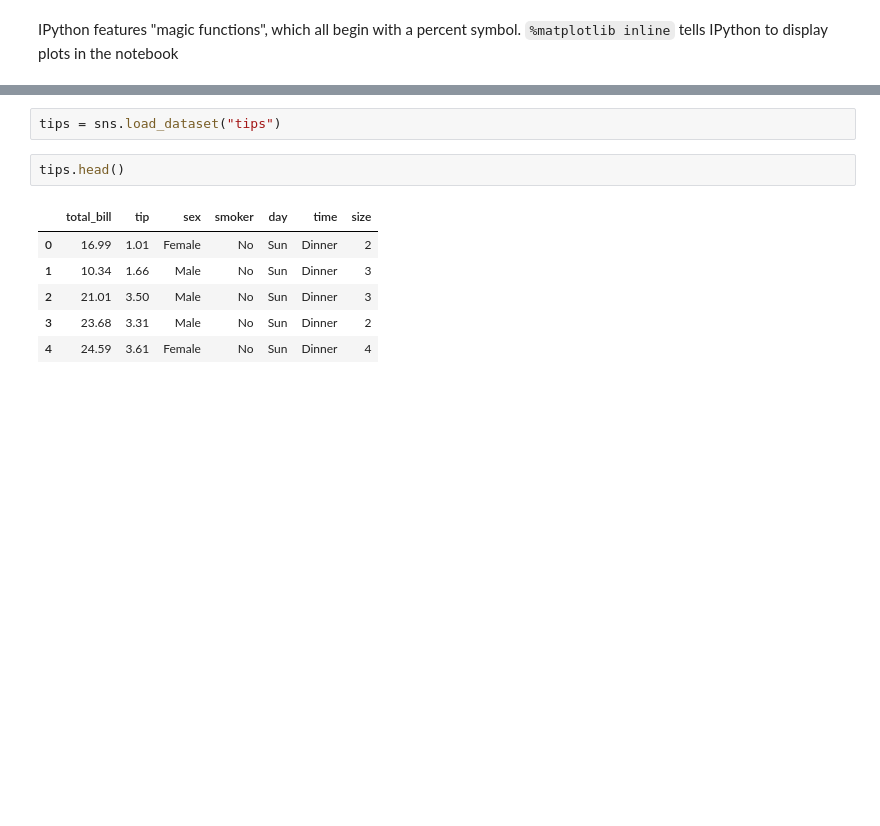
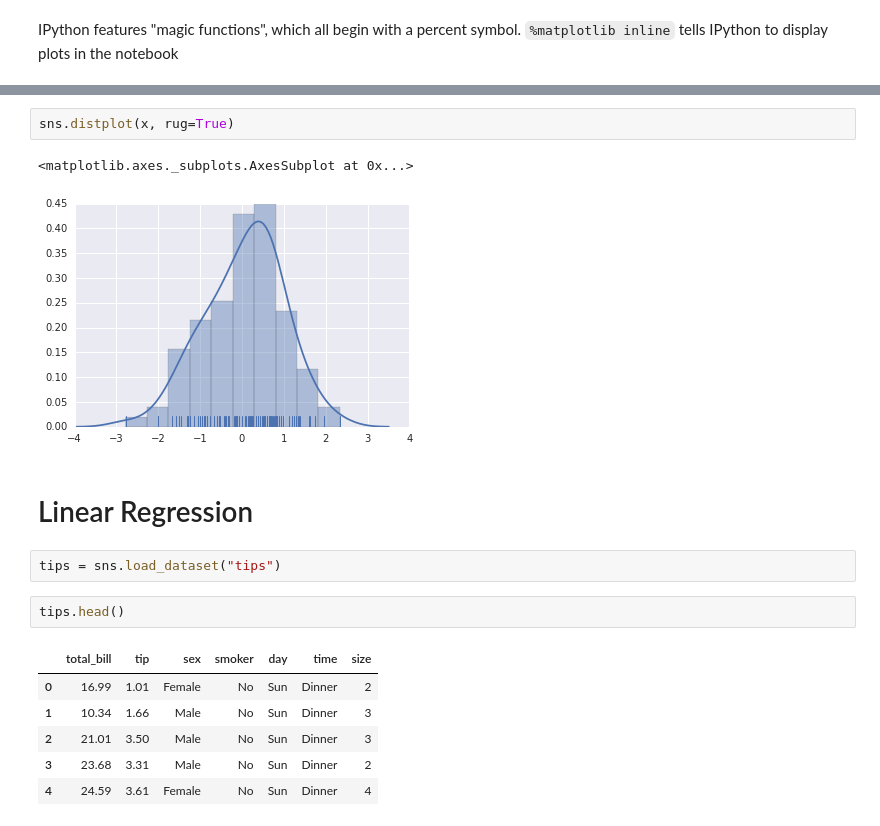
Before and after one commit to dsiufl/DataViz, a Jupyter notebook: Data Visualization - Instructor.ipynb, the cells around one changed output, grey strips where cells are left out. Drawn from its saved outputs; the diff is of its cells as text; blank space fills up the shorter version.

```diff
--- a/Data Visualization - Instructor.ipynb
+++ b/Data Visualization - Instructor.ipynb
@@ -13,3 +23,10 @@ The dataset is included in Seaborn
+# %%
+sns.distplot(x, rug=True)
+# %% [output]
+<matplotlib.axes._subplots.AxesSubplot at 0x...>
+[figure, added]
+# %% [markdown]
+# Linear Regression
 # %%
 tips = sns.load_dataset("tips")
 # %%
```
Also changed, not shown: parts of 19 cells of this notebook.
